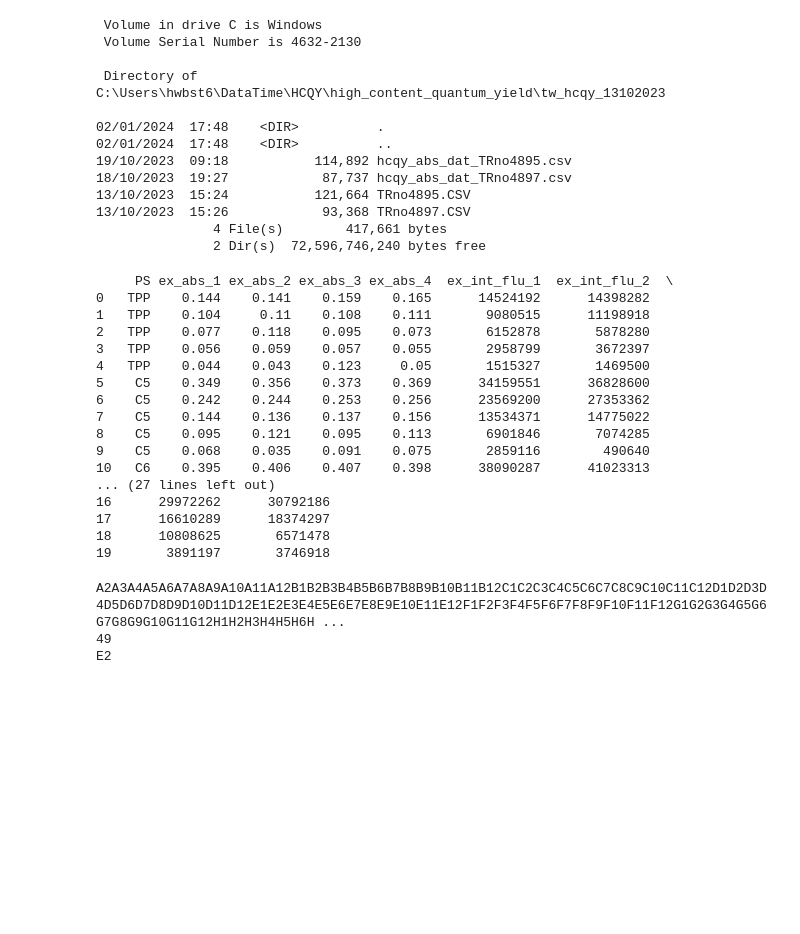
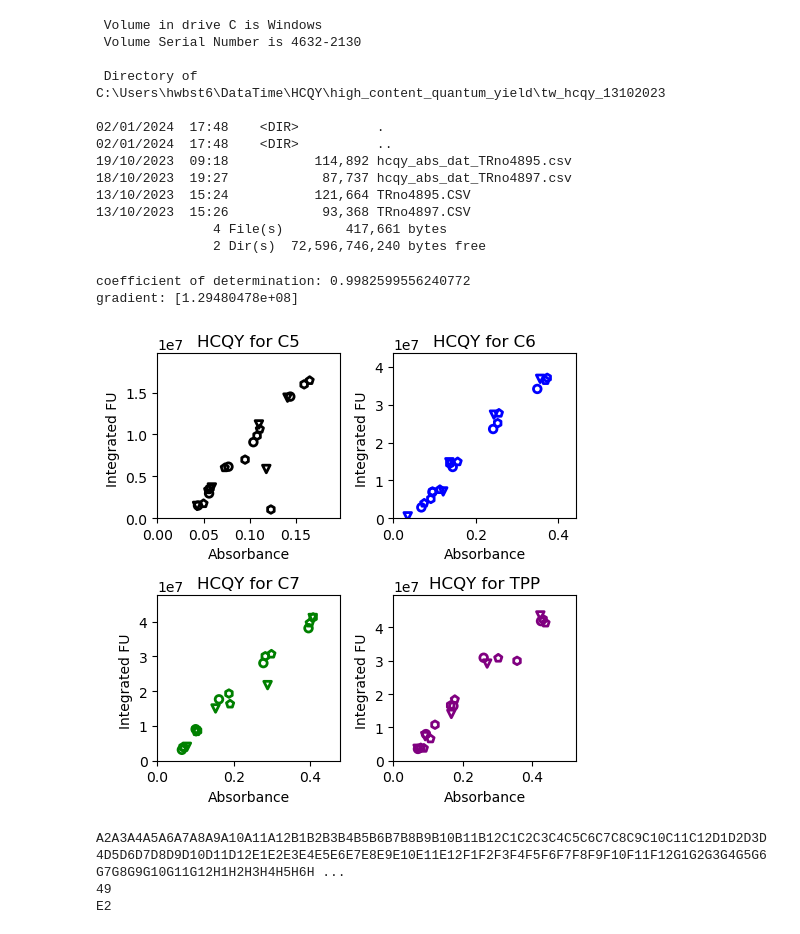
Before and after one commit to drsimonturega/high_content_quantum_yield, a Jupyter notebook: HCQY_001.ipynb, the cells around one changed output. Cells and saved outputs as stored; diff of their text form; code cells hidden in the pictures; blank space fills up the shorter version.

Commit message:
currently graphs and gradients are being added

```diff
--- a/HCQY_001.ipynb
+++ b/HCQY_001.ipynb
@@ -337,6 +337,7 @@ ls
                2 Dir(s)  72,596,746,240 bytes free
 # %%
 # Plot and calculate gradients for Chris's optimised plate map
+from sklearn.linear_model import LinearRegression
 hcqy_plot= pd.DataFrame()
 
 ps_lst = ["TPP","C5","C6","C7"]
@@ -361,6 +362,10 @@ hcqy_plot["ex_abs_1"], hcqy_plot["ex_abs_2"], hcqy_plot["ex_abs_3"], hcqy_plot["
 hcqy_plot["ex_int_flu_1"], hcqy_plot["ex_int_flu_2"], hcqy_plot["ex_int_flu_3"], hcqy_plot["ex_int_flu_4"]  = [0, 0, 0, 0]
 
 # populate corrected abs
+#selecting columns to convet to numeric using df.columns
+cols = abs_inp.columns.drop('Well')
+abs_inp[cols] = abs_inp[cols].apply(pd.to_numeric, errors='coerce')
+
 # add abs values at excitation wavelength
 for x in range(0,(num_rep)):
     for p in range(0,len(ps_lst)):
@@ -378,51 +383,80 @@ cols = flu_inp.columns.drop('Well')
 flu_inp[cols] = flu_inp[cols].apply(pd.to_numeric, errors='coerce')
 
 # populate integrated fluorescence intensities
 for x in range(0,(num_rep)):
     for p in range(0,len(ps_lst)):
         #print(p*exp_points)
         n=0
         g = 0
         if p >= 2:
             g=36
         while n <= (exp_points-1):
             #hcqy_plot.iloc[(p*exp_points+n),x+5] = flu_inp.iloc[(p*exp_points+n+1+p+x*12+g),0]
             hcqy_plot.iloc[(p*exp_points+n),x+5] = flu_inp.iloc[(p*exp_points+n+1+p+x*12+g),1:].sum()
             n = n +1
 
-print(hcqy_plot)
+#print(hcqy_plot)
 
 
 # set up gradiant data frame with experiemnt by experiemnt possitions
 
 # populate gradiant data frame
+
+x_lr = np.array(hcqy_plot.iloc[0:5,1]).reshape((-1, 1))
+y_lr = np.array(hcqy_plot.iloc[0:5,5])
+
+qy_grad = LinearRegression().fit(x_lr, y_lr)
+#R^2
+r_sq = qy_grad.score(x_lr, y_lr)
+print(f'coefficient of determination: {r_sq}')
+
+# gradient
+print(f'gradient: {qy_grad.coef_}')
+
+# intercept
+#print(f'intercept: {qy_grad.intercept_}')
+
 
 # QC on gradient data frame
 
 # prep for QY calc collect standard QY values and check solvents
 # take mean of standard gradient
 
 # calculate QYs expoert to *.csv
 
 # generate plots
+# raw abd vs. int flu labled
+mark_lst = ["o", "v", "h", "p"]
+colour_lst = ["black", "blue", "green", "purple"]
+fig, ax = plt.subplots(2, 2, figsize=(5,5))
+#loops to generate number of PS * number of repeats plots
+for p in range(0,len(ps_lst)):
+    if p == 0 or p == 1:
+        px = 0
+    else:
+        px = 1
+    if p == 0 or p == 2:
+        py = 0
+    else:
+        py = 1
+    plt.title(f'HCQY for {ps_lst[p]}', pad=5)
+    for x in range(0,(num_rep)):
+        # plot design
+        #plt.title(f'HCQY for {ps_lst[p-1]}', pad=5)
+        x_1 = hcqy_plot.iloc[p*5:(5+p*5),x+1]
+        y_1 = hcqy_plot.iloc[p*5:(5+p*5),x+5]
+        plt.subplot(2, 2, p+1)
+        ax[px,py].scatter(x_1, y_1,s=30, facecolors='none', edgecolors=colour_lst[p], linewidths=2.0, marker = mark_lst[x])
+        plt.xlim(0,(1.2*max(x_1)))
+        plt.ylim(0,(1.2*max(y_1)))
+        plt.xlabel("Absorbance")
+        plt.ylabel("Integrated FU ")
+fig.tight_layout()
+plt.show()
 # %% [output]
-     PS ex_abs_1 ex_abs_2 ex_abs_3 ex_abs_4  ex_int_flu_1  ex_int_flu_2  \
-0   TPP    0.144    0.141    0.159    0.165      14524192      14398282
-1   TPP    0.104     0.11    0.108    0.111       9080515      11198918
-2   TPP    0.077    0.118    0.095    0.073       6152878       5878280
-3   TPP    0.056    0.059    0.057    0.055       2958799       3672397
-4   TPP    0.044    0.043    0.123     0.05       1515327       1469500
-5    C5    0.349    0.356    0.373    0.369      34159551      36828600
-6    C5    0.242    0.244    0.253    0.256      23569200      27353362
-7    C5    0.144    0.136    0.137    0.156      13534371      14775022
-8    C5    0.095    0.121    0.095    0.113       6901846       7074285
-9    C5    0.068    0.035    0.091    0.075       2859116        490640
-10   C6    0.395    0.406    0.407    0.398      38090287      41023313
-... (27 lines left out)
-16      29972262      30792186
-17      16610289      18374297
-18      10808625       6571478
-19       3891197       3746918
+coefficient of determination: 0.9982599556240772
+gradient: [1.29480478e+08]
+[figure, added]
 # %%
 print(abs_inp.iloc[1:,0].sum())
 print((12*4+1))
```
Also changed, not shown: parts of 6 cells of this notebook.
